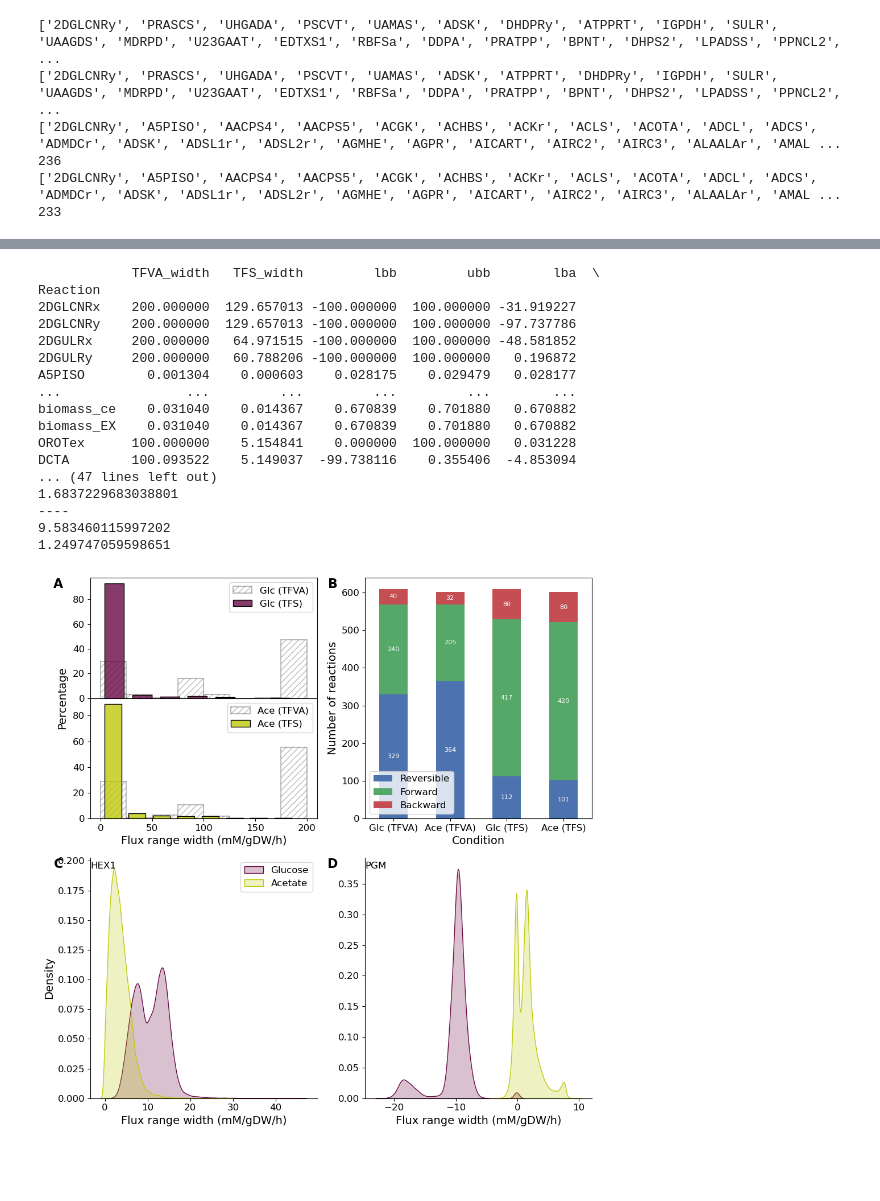
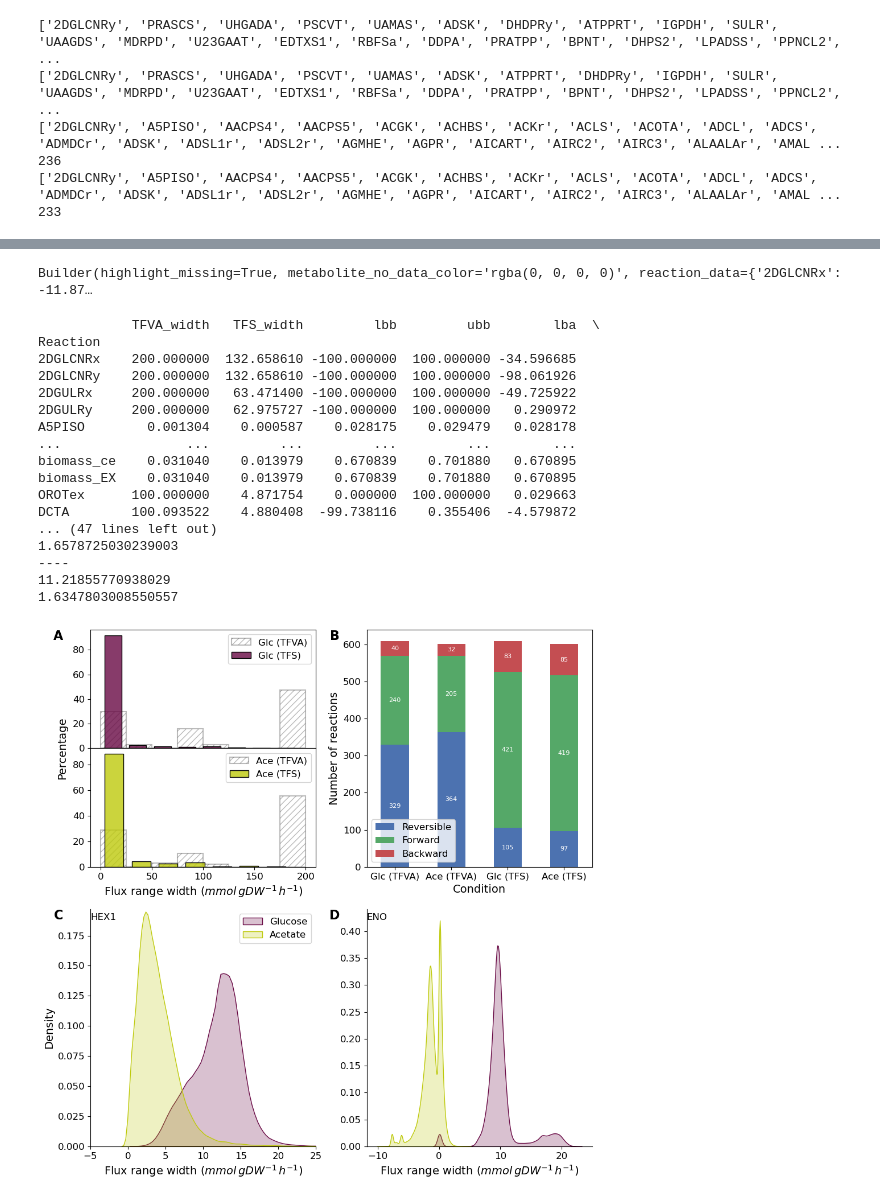
Before and after one commit to lasillje/MSC-Thermo, a Jupyter notebook: ecoli_tfs/tfs_ecoli.ipynb, the cells around one changed output, grey strips where cells are left out. Saved outputs shown, nothing was run; the diff lists cells and outputs as text; code cells hidden in the pictures; blank space fills up the shorter version.

```diff
--- a/ecoli_tfs/tfs_ecoli.ipynb
+++ b/ecoli_tfs/tfs_ecoli.ipynb
@@ -659,7 +659,7 @@ def plot_range_reduction(model, tfs_df, do_y_label=True, ax=None):
     #plt.tight_layout()
 # %%
 import seaborn as sns
-def plot_sampled_distributions(df_glc, df_ace, selected_rxns, axes, ncols=1, do_ylabel=True, show_legend=False):
+def plot_sampled_distributions(df_glc, df_ace, selected_rxns, axes, ncols=1, do_ylabel=True, show_legend=False, set_lims=False):
 
 
     #'#690A45', '#beca0c'
@@ -679,13 +679,17 @@ def plot_sampled_distributions(df_glc, df_ace, selected_rxns, axes, ncols=1, do_
                 #axes[i].yaxis.set_label_coords(-0.1,1.0)
             else:
                 axes[i].set_ylabel("")
-            axes[i].set_xlabel("Flux range width (mM/gDW/h)")
+            axes[i].set_xlabel("Flux range width ($mmol\,gDW^{-1}\,h^{-1}$)")
             #axes[i].set_yticks([0.0, 0.1, 0.2, 0.3])
 
         else:
             axes[i].set_ylabel("")
             axes[i].set_xlabel("")
 
+        if set_lims is True:
+            axes[i].set_ylim(0.00, 0.197)
+            axes[i].set_xlim(-5, 25)
+
     if show_legend:
         axes[0].legend()
 
@@ -818,7 +822,7 @@ def plot_custom_hist(df_fva, df_tfva, color, bin_width, ax, ylabel=False, xlabel
     )
 
     if xlabel:
-        ax.set_xlabel("Flux range width (mM/gDW/h)")
+        ax.set_xlabel("Flux range width ($mmol\,gDW^{-1}\,h^{-1}$)")
     else:
         ax.set_xlabel("")
     if  ylabel:
@@ -1712,7 +1707,18 @@ tyr-L_c: -9.77125880255644, 0.12327239719978195 in log-space -> check: 5.7503728
 # %%
 # Load TFS sampled fluxes
-df_glc_fluxes = pd.read_feather("tfs_fluxes/WT_Glc_FCA/fluxes_Glc_FCA_100_20000.feather")
-df_ace_fluxes = pd.read_feather("tfs_fluxes/WT_Ace_FCA/fluxes_Ace_FCA_100_20000.feather")
+import pandas as pd
 
-df_glc_fluxes_1 = pd.read_feather("tfs_fluxes/WT_Glc_FCA/fluxes_Glc_FCA_100_20000_1.feather")
-df_ace_fluxes_1 = pd.read_feather("tfs_fluxes/WT_Ace_FCA/fluxes_Ace_FCA_100_20000_1.feather")
+df_glc_fluxes = pd.read_feather("tfs_fluxes/WT_Glc_FCA/fluxes_FCA_Glc_100_20000_4.feather")
+df_glc_fluxes_1 = pd.read_feather("tfs_fluxes/WT_Glc_FCA/fluxes_FCA_Glc_100_20000_5.feather")
+df_glc_fluxes_2 = pd.read_feather("tfs_fluxes/WT_Glc_FCA/fluxes_FCA_Glc_100_20000_6.feather")
+df_glc_fluxes_3 = pd.read_feather("tfs_fluxes/WT_Glc_FCA/fluxes_FCA_Glc_100_20000_7.feather")
+df_glc_fluxes_4 = pd.read_feather("tfs_fluxes/WT_Glc_FCA/fluxes_FCA_Glc_100_20000_8.feather")
+
+df_ace_fluxes = pd.read_feather("tfs_fluxes/WT_Ace_FCA/fluxes_FCA_Ace_100_20000_4.feather")
+df_ace_fluxes_1 = pd.read_feather("tfs_fluxes/WT_Ace_FCA/fluxes_FCA_Ace_100_20000_5.feather")
+df_ace_fluxes_2 = pd.read_feather("tfs_fluxes/WT_Ace_FCA/fluxes_FCA_Ace_100_20000_6.feather")
+df_ace_fluxes_3 = pd.read_feather("tfs_fluxes/WT_Ace_FCA/fluxes_FCA_Ace_100_20000_7.feather")
+df_ace_fluxes_4 = pd.read_feather("tfs_fluxes/WT_Ace_FCA/fluxes_FCA_Ace_100_20000_8.feather")
+# %%
+df_glc_fluxes_all = pd.concat([df_glc_fluxes, df_glc_fluxes_1, df_glc_fluxes_2, df_glc_fluxes_3, df_glc_fluxes_4], axis=0, ignore_index=True)
+df_ace_fluxes_all = pd.concat([df_ace_fluxes, df_ace_fluxes_1, df_ace_fluxes_2, df_ace_fluxes_3, df_ace_fluxes_4], axis=0, ignore_index=True)
@@ -2034,3 +2072,7 @@ plot_directionality_heatmap(df_ace_fluxes, df_ace_fluxes_1)
+# %%
+builder
+# %% [output]
+Builder(highlight_missing=True, metabolite_no_data_color='rgba(0, 0, 0, 0)', reaction_data={'2DGLCNRx': -11.87…
 # %%
 import string
 
@@ -2078,51 +2120,51 @@ ax_kde2 = fig.add_subplot(gs[1, 1])
 #ax_kde5 = fig.add_subplot(gs[3, 0])
 #ax_kde6 = fig.add_subplot(gs[3, 1])
 
-plot_tfva_comparison(tmodel, tmodel_ace, df_glc_fluxes_1, df_ace_fluxes_1, ax_dirs)
+plot_tfva_comparison(tmodel, tmodel_ace, df_glc_fluxes_all, df_ace_fluxes_all, ax_dirs)
 
 rxns = ["HEX1"]
-rxns_2 = ["PGM"]#, "PPS", "PGM"]
+rxns_2 = ["ENO"]#, "PPS", "PGM"]
 #plot_range_reduction_by_subsystem(tmodel, df_glc_fluxes, True, True, ax_scatter_glc, True)
 #plot_range_reduction_by_subsystem(tmodel_ace, df_ace_fluxes, False, False, ax_scatter_ace, True)
 visualize_hist(tmodel, tmodel_ace, df_glc_fluxes_1, df_ace_fluxes_1, ax_hist_glc, ax_hist_ace)
-plot_sampled_distributions(df_glc_fluxes_1, df_ace_fluxes_1, rxns, axes=[ax_kde1], ncols=1, do_ylabel=True, show_legend=True)
-plot_sampled_distributions(df_glc_fluxes_1, df_ace_fluxes_1, rxns_2, axes=[ax_kde2], ncols=1, do_ylabel=False)
+plot_sampled_distributions(df_glc_fluxes_all, df_ace_fluxes_all, rxns, axes=[ax_kde1], ncols=1, do_ylabel=True, show_legend=True, set_lims=True)
+plot_sampled_distributions(df_glc_fluxes_all, df_ace_fluxes_all, rxns_2, axes=[ax_kde2], ncols=1, do_ylabel=False)
 
 all_axes =(ax_hist_glc, ax_dirs, ax_kde1, ax_kde2)
 
 labels = string.ascii_uppercase[:len(all_axes)]
 
 for i, ax in enumerate(all_axes):
         ax.text(
         -0.12, 1.0,
         labels[i],
         transform=ax.transAxes,
         fontsize=16,
         fontweight='bold',
         va='top',
         ha='right'
     )
 
 
 
 plt.subplots_adjust()
 plt.tight_layout()
 # %% [output]
             TFVA_width   TFS_width         lbb         ubb        lba  \
 Reaction
-2DGLCNRx    200.000000  129.657013 -100.000000  100.000000 -31.919227
-2DGLCNRy    200.000000  129.657013 -100.000000  100.000000 -97.737786
-2DGULRx     200.000000   64.971515 -100.000000  100.000000 -48.581852
-2DGULRy     200.000000   60.788206 -100.000000  100.000000   0.196872
-A5PISO        0.001304    0.000603    0.028175    0.029479   0.028177
+2DGLCNRx    200.000000  132.658610 -100.000000  100.000000 -34.596685
+2DGLCNRy    200.000000  132.658610 -100.000000  100.000000 -98.061926
+2DGULRx     200.000000   63.471400 -100.000000  100.000000 -49.725922
+2DGULRy     200.000000   62.975727 -100.000000  100.000000   0.290972
+A5PISO        0.001304    0.000587    0.028175    0.029479   0.028178
 ...                ...         ...         ...         ...        ...
-biomass_ce    0.031040    0.014367    0.670839    0.701880   0.670882
-biomass_EX    0.031040    0.014367    0.670839    0.701880   0.670882
-OROTex      100.000000    5.154841    0.000000  100.000000   0.031228
-DCTA        100.093522    5.149037  -99.738116    0.355406  -4.853094
+biomass_ce    0.031040    0.013979    0.670839    0.701880   0.670895
+biomass_EX    0.031040    0.013979    0.670839    0.701880   0.670895
+OROTex      100.000000    4.871754    0.000000  100.000000   0.029663
+DCTA        100.093522    4.880408  -99.738116    0.355406  -4.579872
 ... (47 lines left out)
-1.6837229683038801
+1.6578725030239003
 ----
-9.583460115997202
-1.249747059598651
+11.21855770938029
+1.6347803008550557
-[figure, old version]
+[figure, new version]
```
Also changed, not shown: parts of 24 cells of this notebook, 9 other files.
